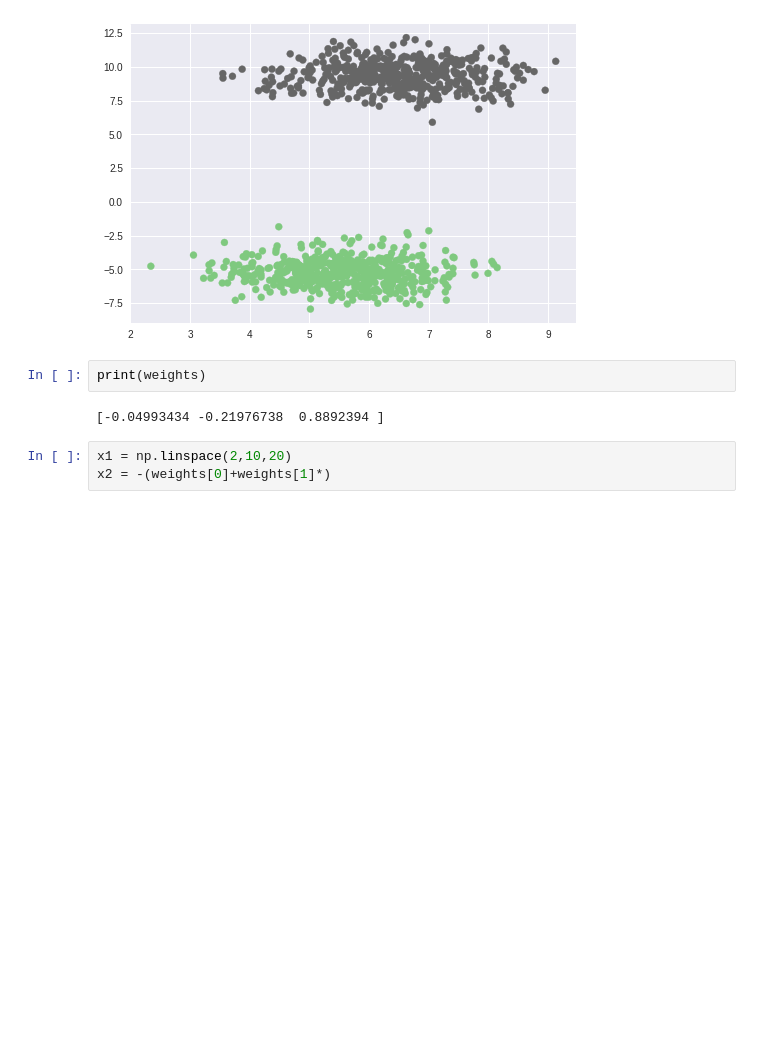
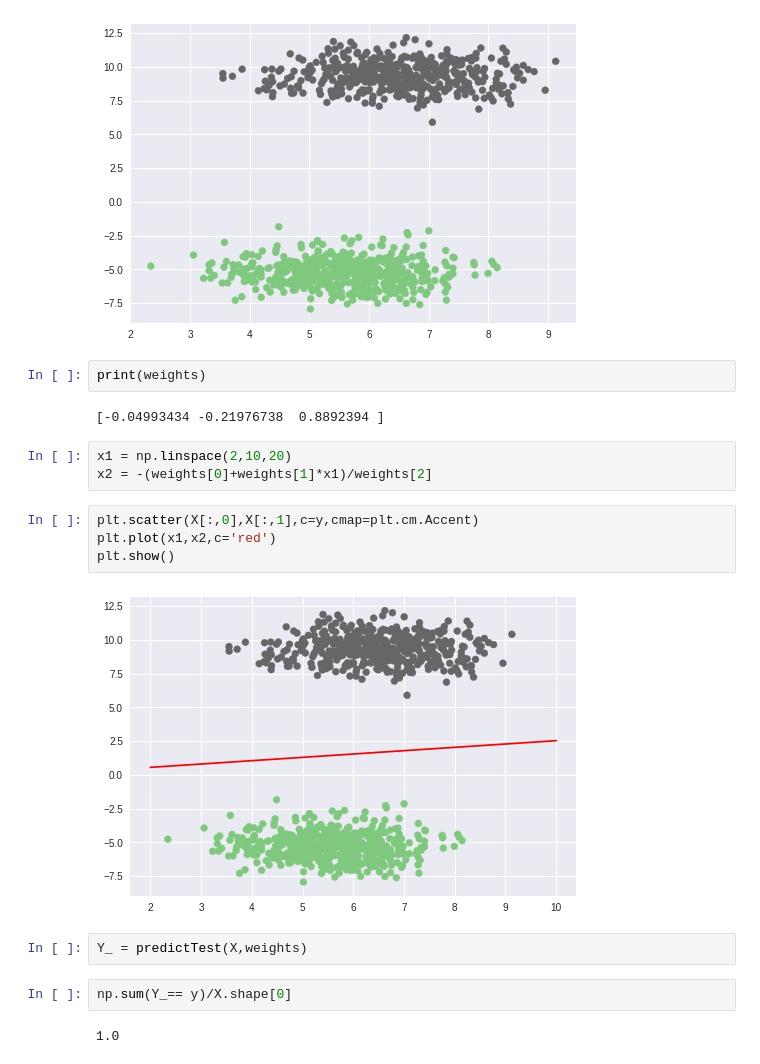
Before and after one commit to yatin9988/Perceptron-A-Single-Layer-Neural-Network, a Jupyter notebook: Perceptron.ipynb, the cells around one changed output. Drawn from its saved outputs; the diff is of its cells as text; blank space fills up the shorter version.

```diff
--- a/Perceptron.ipynb
+++ b/Perceptron.ipynb
@@ -87,4 +87,16 @@ print(weights)
 [-0.04993434 -0.21976738  0.8892394 ]
 # %%
 x1 = np.linspace(2,10,20)
-x2 = -(weights[0]+weights[1]*)
+x2 = -(weights[0]+weights[1]*x1)/weights[2]
+# %%
+plt.scatter(X[:,0],X[:,1],c=y,cmap=plt.cm.Accent)
+plt.plot(x1,x2,c='red')
+plt.show()
+# %% [output]
+[figure, added]
+# %%
+Y_ = predictTest(X,weights)
+# %%
+np.sum(Y_== y)/X.shape[0]
+# %% [output]
+1.0
```
Also changed, not shown: parts of 1 cell of this notebook.
